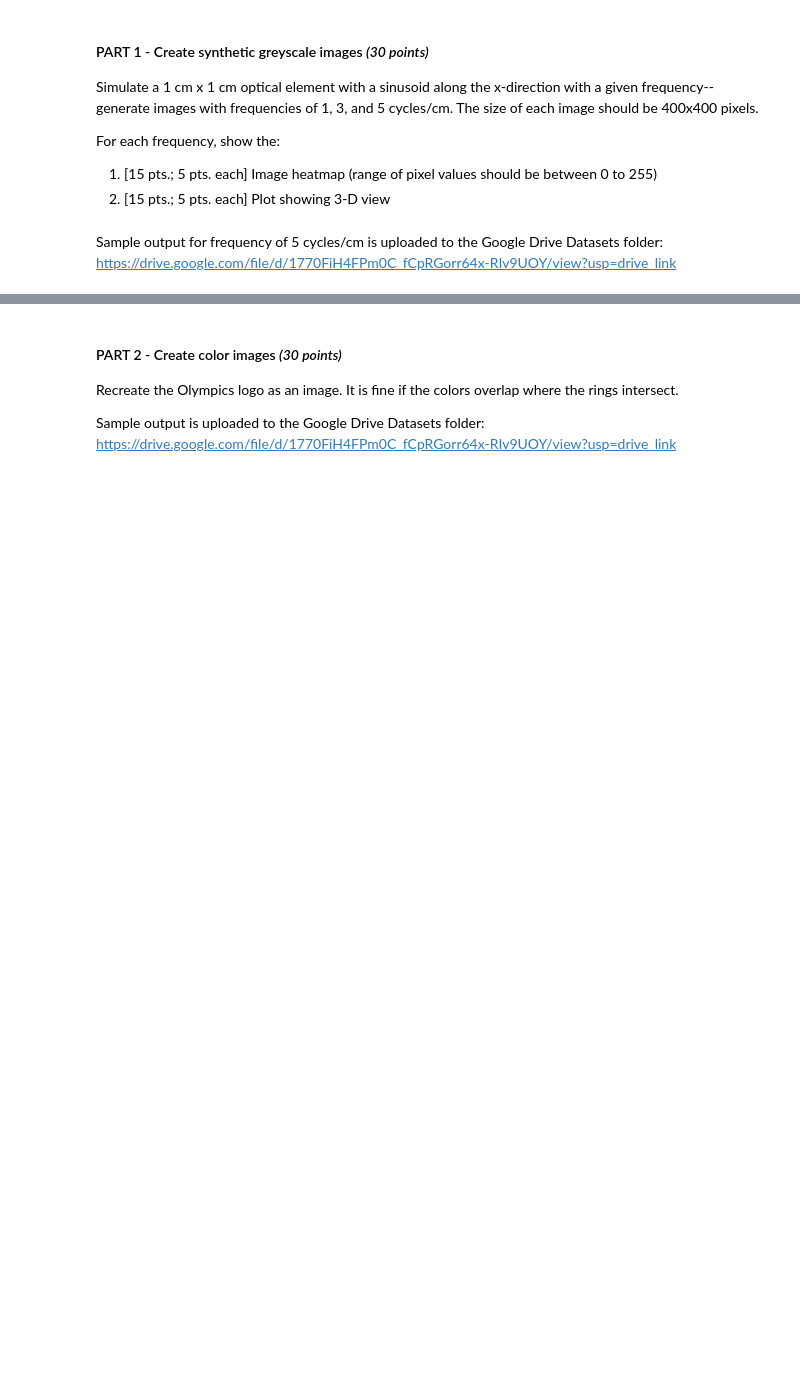
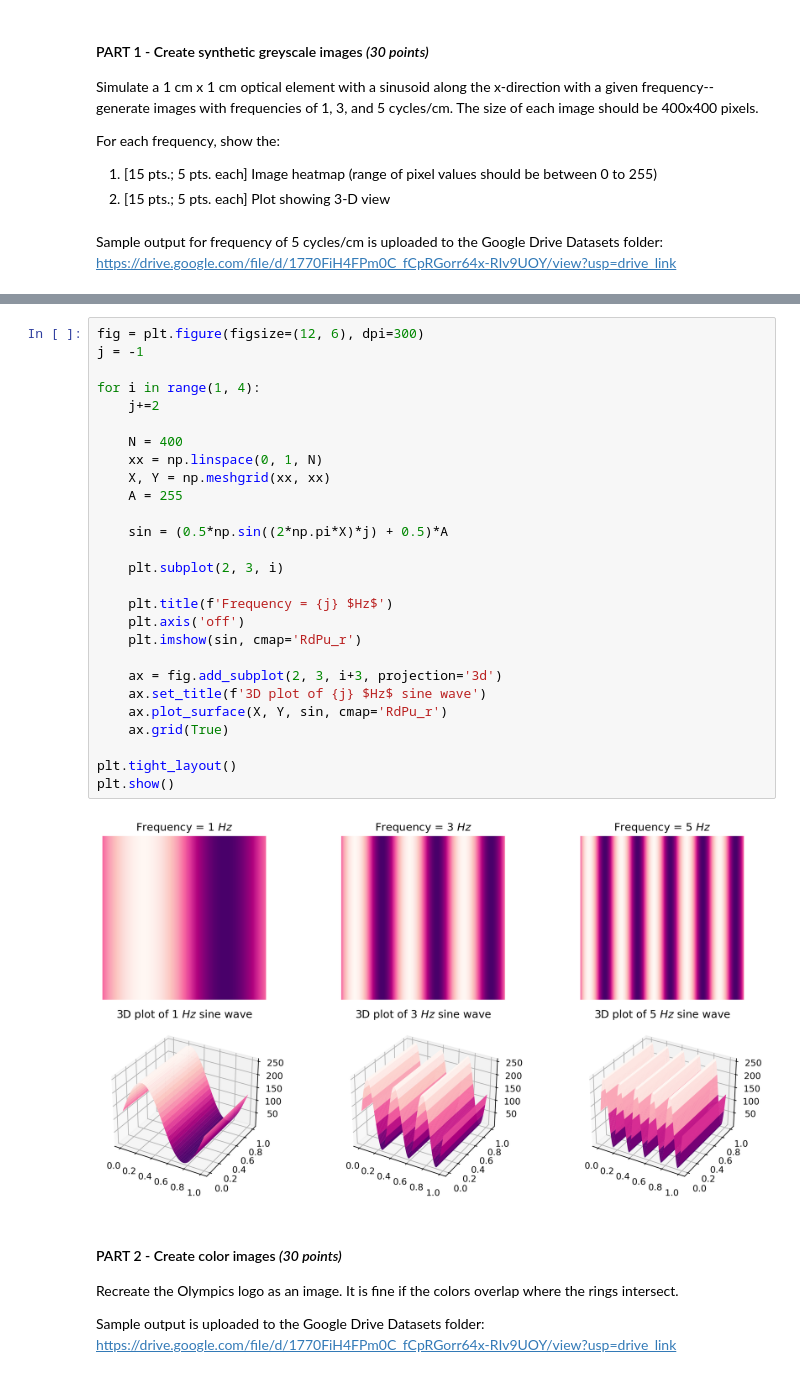
Before and after one commit to davidsaurus/AP_157_Lab, a Jupyter notebook: AP157_lab_assignment_B1.ipynb, the cells around one changed output, grey strips where cells are left out. Saved outputs shown, nothing was run; the diff lists cells and outputs as text; blank space fills up the shorter version.

```diff
--- a/AP157_lab_assignment_B1.ipynb
+++ b/AP157_lab_assignment_B1.ipynb
@@ -50,3 +82,32 @@ Sample output for frequency of 5 cycles/cm is uploaded to the Google Drive Datas
+# %%
+fig = plt.figure(figsize=(12, 6), dpi=300)
+j = -1
+
+for i in range(1, 4):
+    j+=2
+
+    N = 400
+    xx = np.linspace(0, 1, N)
+    X, Y = np.meshgrid(xx, xx)
+    A = 255
+
+    sin = (0.5*np.sin((2*np.pi*X)*j) + 0.5)*A
+
+    plt.subplot(2, 3, i)
+
+    plt.title(f'Frequency = {j} $Hz$')
+    plt.axis('off')
+    plt.imshow(sin, cmap='RdPu_r')
+
+    ax = fig.add_subplot(2, 3, i+3, projection='3d')
+    ax.set_title(f'3D plot of {j} $Hz$ sine wave')
+    ax.plot_surface(X, Y, sin, cmap='RdPu_r')
+    ax.grid(True)
+
+plt.tight_layout()
+plt.show()
+# %% [output]
+[figure, added]
 # %% [markdown]
 #### PART 2 - Create color images *(30 points)*
 
```
Also changed, not shown: parts of 9 cells of this notebook, 3 other files.
